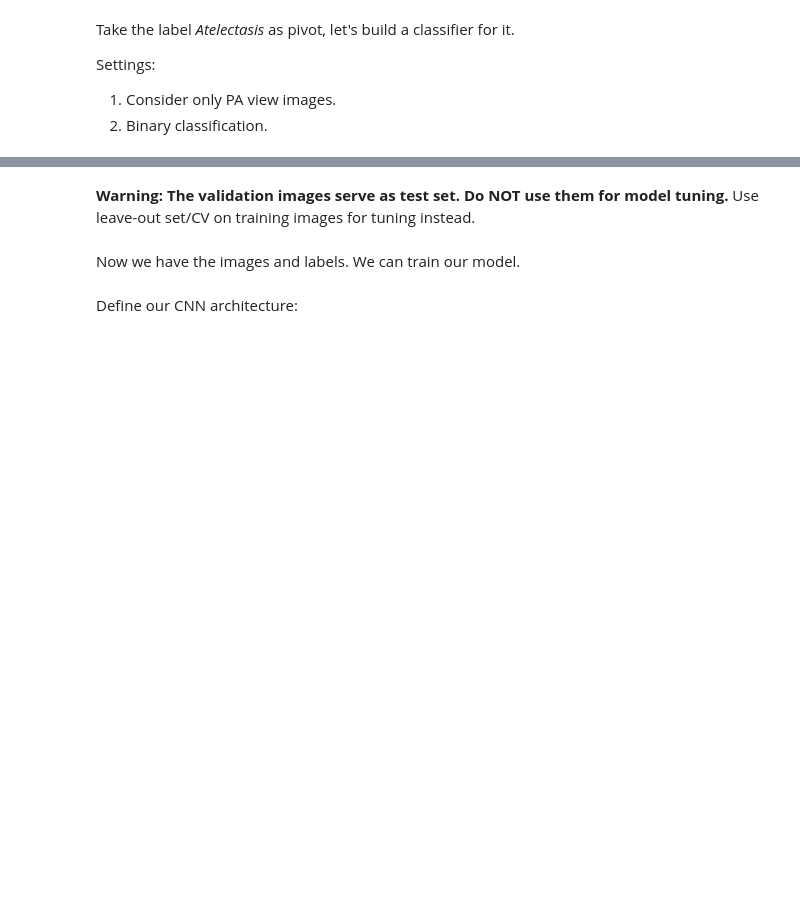
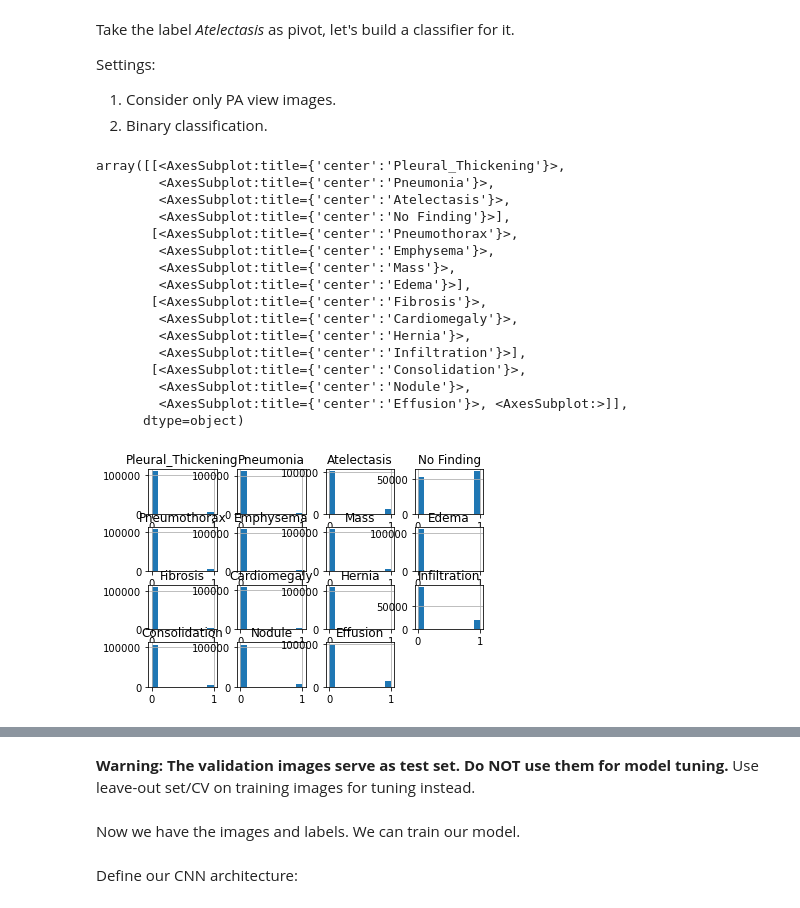
Before and after one commit to comsaint/dlh_project, a Jupyter notebook: notebooks/starter_nih.ipynb, the cells around one changed output, grey strips where cells are left out. Cells and saved outputs as stored; diff of their text form; code cells hidden in the pictures; blank space fills up the shorter version.

```diff
--- a/notebooks/starter_nih.ipynb
+++ b/notebooks/starter_nih.ipynb
@@ -113,0 +154,21 @@ disease = 'Atelectasis'
+# %%
+# distribution of diseases
+df_labels[labels].hist()
+# %% [output]
+array([[<AxesSubplot:title={'center':'Pleural_Thickening'}>,
+        <AxesSubplot:title={'center':'Pneumonia'}>,
+        <AxesSubplot:title={'center':'Atelectasis'}>,
+        <AxesSubplot:title={'center':'No Finding'}>],
+       [<AxesSubplot:title={'center':'Pneumothorax'}>,
+        <AxesSubplot:title={'center':'Emphysema'}>,
+        <AxesSubplot:title={'center':'Mass'}>,
+        <AxesSubplot:title={'center':'Edema'}>],
+       [<AxesSubplot:title={'center':'Fibrosis'}>,
+        <AxesSubplot:title={'center':'Cardiomegaly'}>,
+        <AxesSubplot:title={'center':'Hernia'}>,
+        <AxesSubplot:title={'center':'Infiltration'}>],
+       [<AxesSubplot:title={'center':'Consolidation'}>,
+        <AxesSubplot:title={'center':'Nodule'}>,
+        <AxesSubplot:title={'center':'Effusion'}>, <AxesSubplot:>]],
+      dtype=object)
+[figure, added]
```
Also changed, not shown: parts of 20 cells of this notebook.
